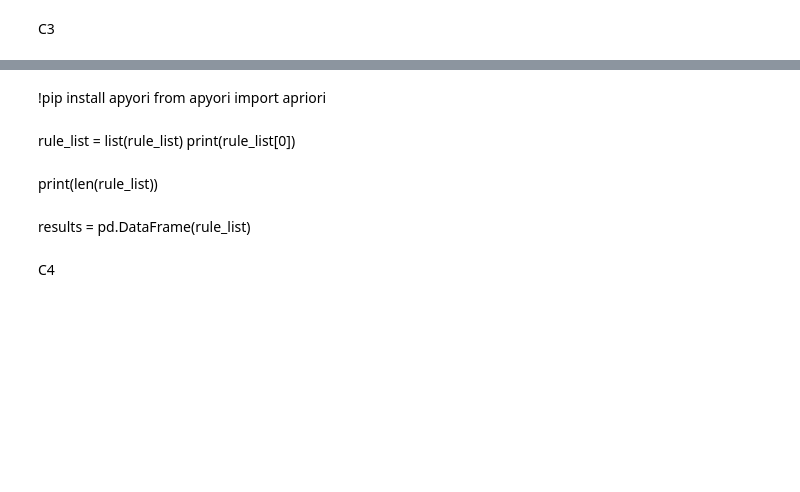
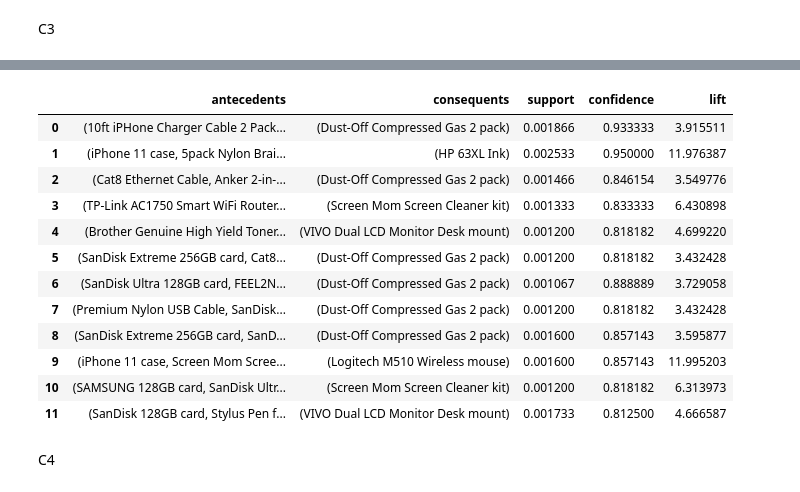
Before and after one commit to michaelle93/D212, a Jupyter notebook: D212task3.ipynb, the cells around one changed output, grey strips where cells are left out. Drawn from its saved outputs; the diff is of its cells as text; code cells hidden in the pictures; blank space fills up the shorter version.

```diff
--- a/D212task3.ipynb
+++ b/D212task3.ipynb
@@ -276,12 +206,19 @@ sns.heatmap(pivot)
-# %% [markdown]
-!pip install apyori
-from apyori import apriori
-# %% [markdown]
-rule_list = list(rule_list)
-print(rule_list[0])
-# %% [markdown]
-print(len(rule_list))
-# %% [markdown]
-results = pd.DataFrame(rule_list)
+# %%
+values_1 = (rules[['antecedents', 'consequents', 'support', 'confidence', 'lift']])
+values_1
+# %% [output]
+|  | antecedents | consequents | support | confidence | lift |
+| 0 | (10ft iPHone Charger Cable 2 Pack... | (Dust-Off Compressed Gas 2 pack) | 0.001866 | 0.933333 | 3.915511 |
+| 1 | (iPhone 11 case, 5pack Nylon Brai... | (HP 63XL Ink) | 0.002533 | 0.950000 | 11.976387 |
+| 2 | (Cat8 Ethernet Cable, Anker 2-in-... | (Dust-Off Compressed Gas 2 pack) | 0.001466 | 0.846154 | 3.549776 |
+| 3 | (TP-Link AC1750 Smart WiFi Router... | (Screen Mom Screen Cleaner kit) | 0.001333 | 0.833333 | 6.430898 |
+| 4 | (Brother Genuine High Yield Toner... | (VIVO Dual LCD Monitor Desk mount) | 0.001200 | 0.818182 | 4.699220 |
+| 5 | (SanDisk Extreme 256GB card, Cat8... | (Dust-Off Compressed Gas 2 pack) | 0.001200 | 0.818182 | 3.432428 |
+| 6 | (SanDisk Ultra 128GB card, FEEL2N... | (Dust-Off Compressed Gas 2 pack) | 0.001067 | 0.888889 | 3.729058 |
+| 7 | (Premium Nylon USB Cable, SanDisk... | (Dust-Off Compressed Gas 2 pack) | 0.001200 | 0.818182 | 3.432428 |
+| 8 | (SanDisk Extreme 256GB card, SanD... | (Dust-Off Compressed Gas 2 pack) | 0.001600 | 0.857143 | 3.595877 |
+| 9 | (iPhone 11 case, Screen Mom Scree... | (Logitech M510 Wireless mouse) | 0.001600 | 0.857143 | 11.995203 |
+| 10 | (SAMSUNG 128GB card, SanDisk Ultr... | (Screen Mom Screen Cleaner kit) | 0.001200 | 0.818182 | 6.313973 |
+| 11 | (SanDisk 128GB card, Stylus Pen f... | (VIVO Dual LCD Monitor Desk mount) | 0.001733 | 0.812500 | 4.666587 |
 # %% [markdown]
 C4
```
Also changed, not shown: parts of 22 cells of this notebook.
